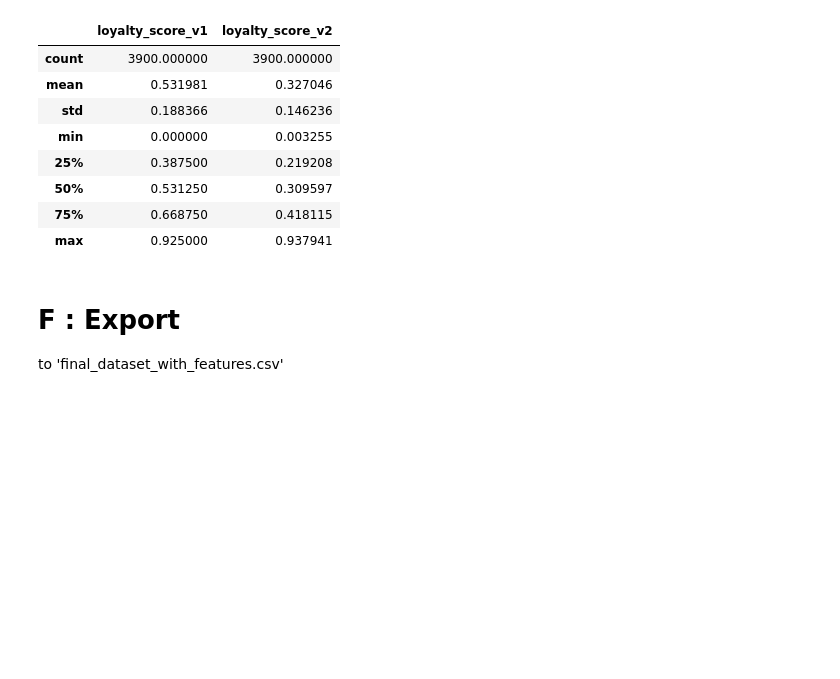
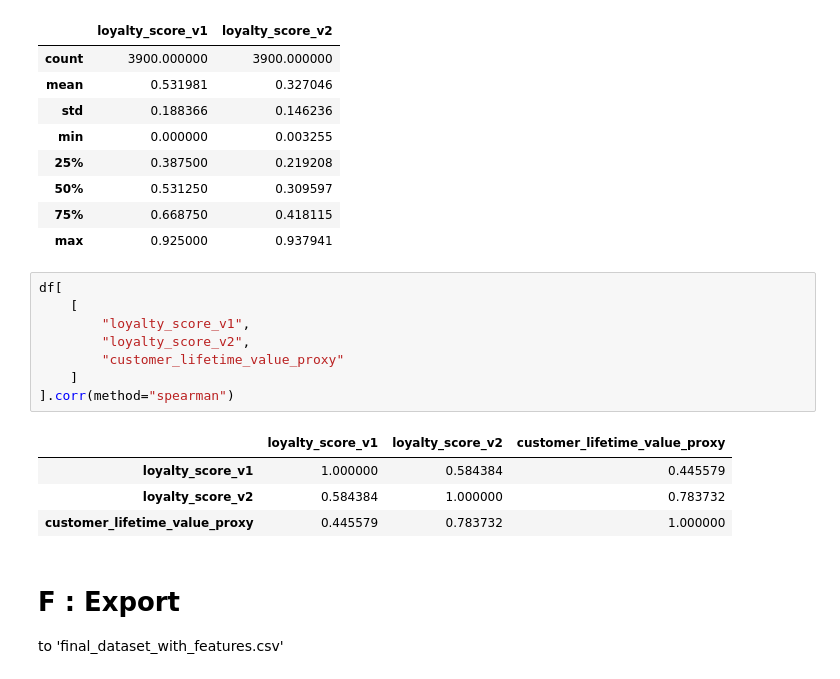
Before and after one commit to 98Dinesh89/SQL-Driven-Retention-Strategy, a Jupyter notebook: notebook/feature_engineering.ipynb, the cells around one changed output. Drawn from its saved outputs; the diff is of its cells as text; blank space fills up the shorter version.

```diff
--- a/notebook/feature_engineering.ipynb
+++ b/notebook/feature_engineering.ipynb
@@ -640,6 +640,19 @@ df[
 | 50% | 0.531250 | 0.309597 |
 | 75% | 0.668750 | 0.418115 |
 | max | 0.925000 | 0.937941 |
+# %%
+df[
+    [
+        "loyalty_score_v1",
+        "loyalty_score_v2",
+        "customer_lifetime_value_proxy"
+    ]
+].corr(method="spearman")
+# %% [output]
+|  | loyalty_score_v1 | loyalty_score_v2 | customer_lifetime_value_proxy |
+| loyalty_score_v1 | 1.000000 | 0.584384 | 0.445579 |
+| loyalty_score_v2 | 0.584384 | 1.000000 | 0.783732 |
+| customer_lifetime_value_proxy | 0.445579 | 0.783732 | 1.000000 |
 # %% [markdown]
 # F : Export
 to 'final_dataset_with_features.csv'
```
Also changed, not shown: 1 other file.
